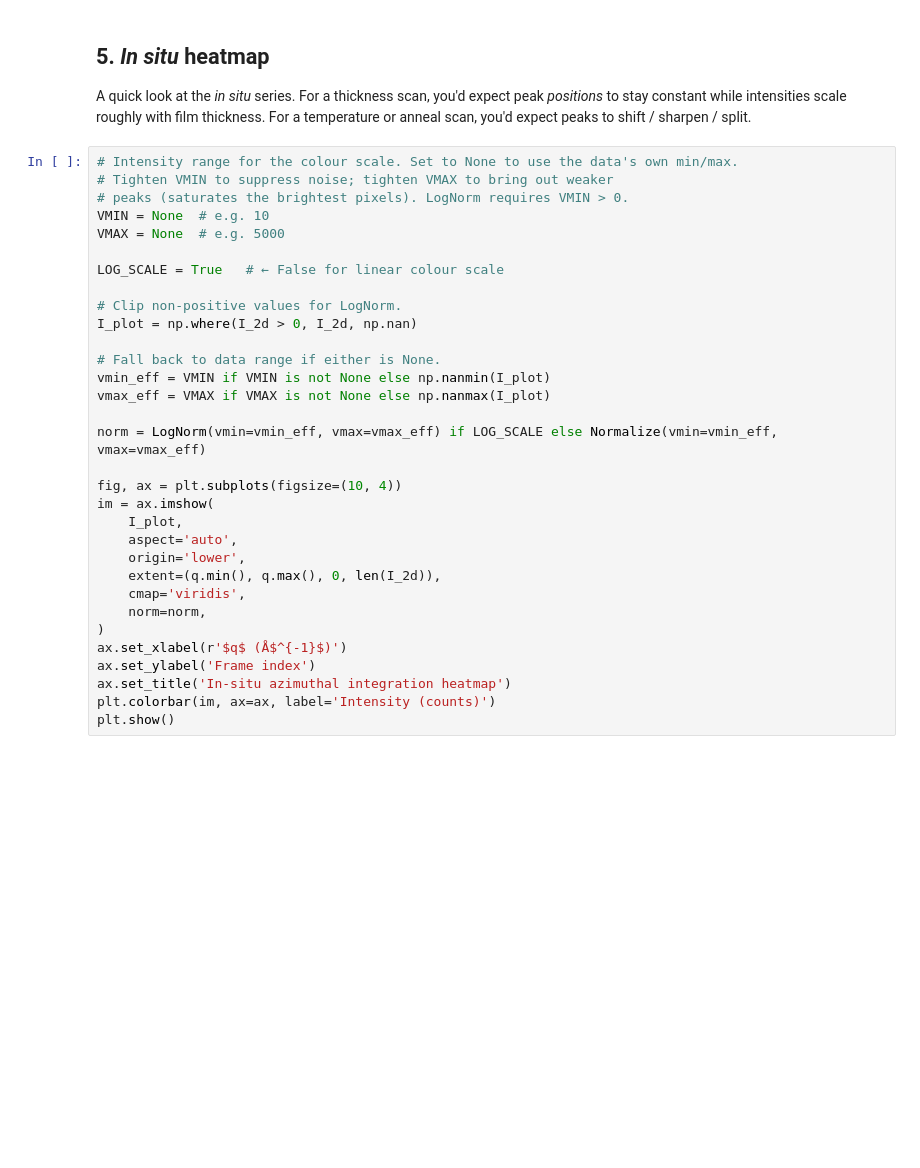
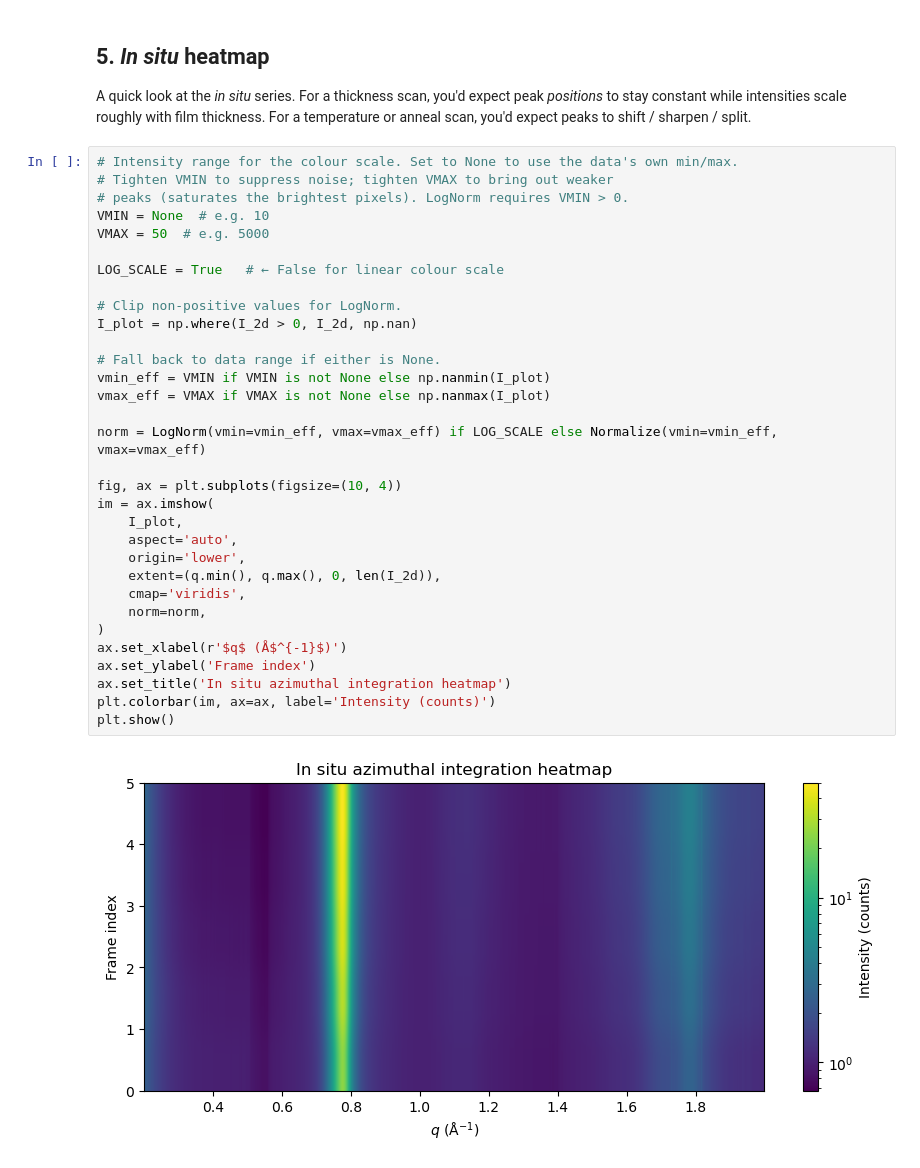
Before and after one commit to omgough/giwaxs-analysis, a Jupyter notebook: notebooks/04_azimuthal_integration.ipynb, the cells around one changed output. Cells and saved outputs as stored; diff of their text form; blank space fills up the shorter version.

```diff
--- a/notebooks/04_azimuthal_integration.ipynb
+++ b/notebooks/04_azimuthal_integration.ipynb
@@ -135,35 +145,37 @@ A quick look at the _in situ_ series. For a thickness scan, you'd expect peak *p
 # %%
 # Intensity range for the colour scale. Set to None to use the data's own min/max.
 # Tighten VMIN to suppress noise; tighten VMAX to bring out weaker
 # peaks (saturates the brightest pixels). LogNorm requires VMIN > 0.
 VMIN = None  # e.g. 10
-VMAX = None  # e.g. 5000
+VMAX = 50  # e.g. 5000
 
 LOG_SCALE = True   # ← False for linear colour scale
 
 # Clip non-positive values for LogNorm.
 I_plot = np.where(I_2d > 0, I_2d, np.nan)
 
 # Fall back to data range if either is None.
 vmin_eff = VMIN if VMIN is not None else np.nanmin(I_plot)
 vmax_eff = VMAX if VMAX is not None else np.nanmax(I_plot)
 
 norm = LogNorm(vmin=vmin_eff, vmax=vmax_eff) if LOG_SCALE else Normalize(vmin=vmin_eff, vmax=vmax_eff)
 
 fig, ax = plt.subplots(figsize=(10, 4))
 im = ax.imshow(
     I_plot,
     aspect='auto',
     origin='lower',
     extent=(q.min(), q.max(), 0, len(I_2d)),
     cmap='viridis',
     norm=norm,
 )
 ax.set_xlabel(r'$q$ (Å$^{-1}$)')
 ax.set_ylabel('Frame index')
-ax.set_title('In-situ azimuthal integration heatmap')
+ax.set_title('In situ azimuthal integration heatmap')
 plt.colorbar(im, ax=ax, label='Intensity (counts)')
 plt.show()
+# %% [output]
+[figure, added]
 # %% [markdown]
 ## 5. Save as CSV for peak fitting
 
```
Also changed, not shown: parts of 7 cells of this notebook, 1 other file.
